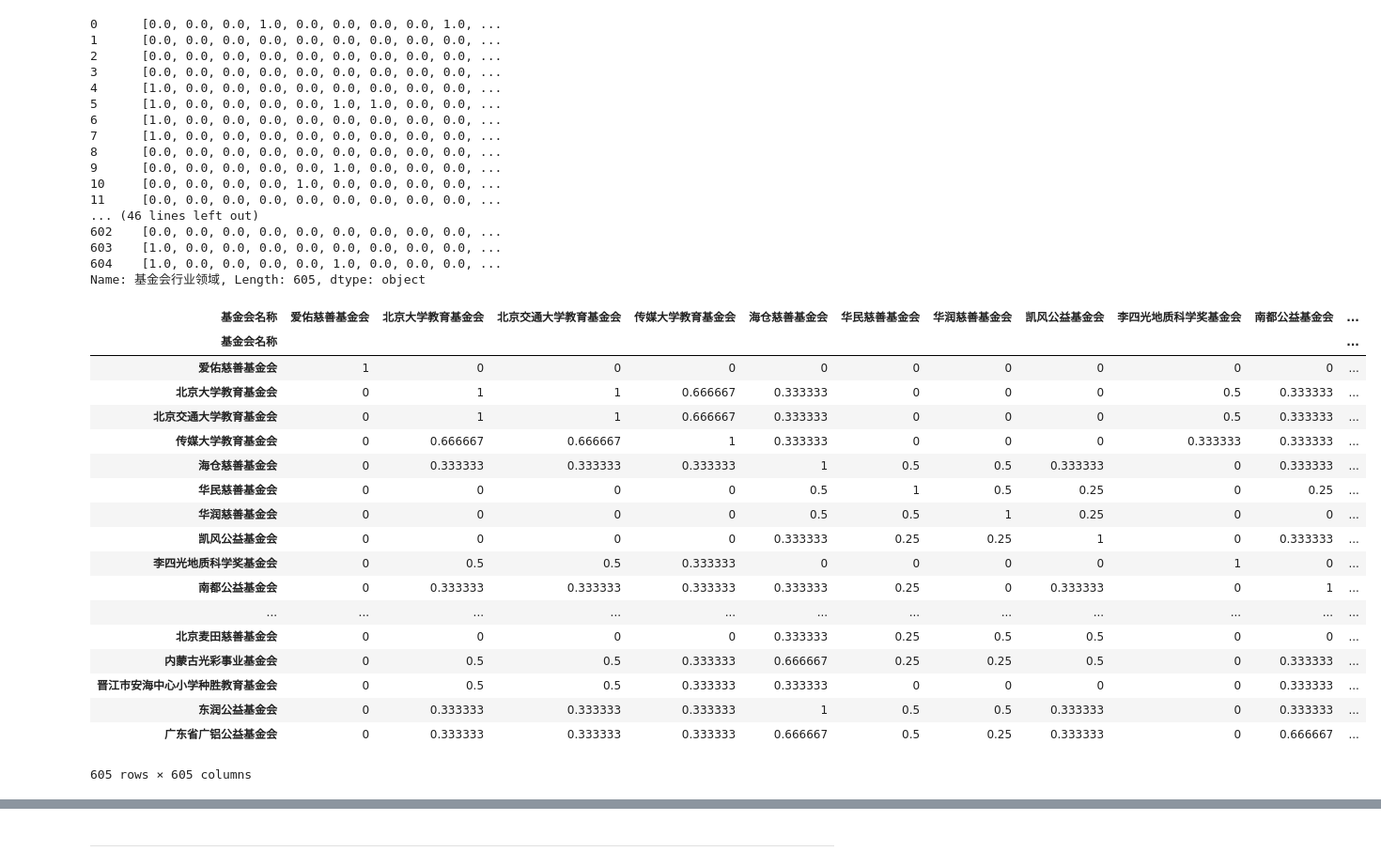
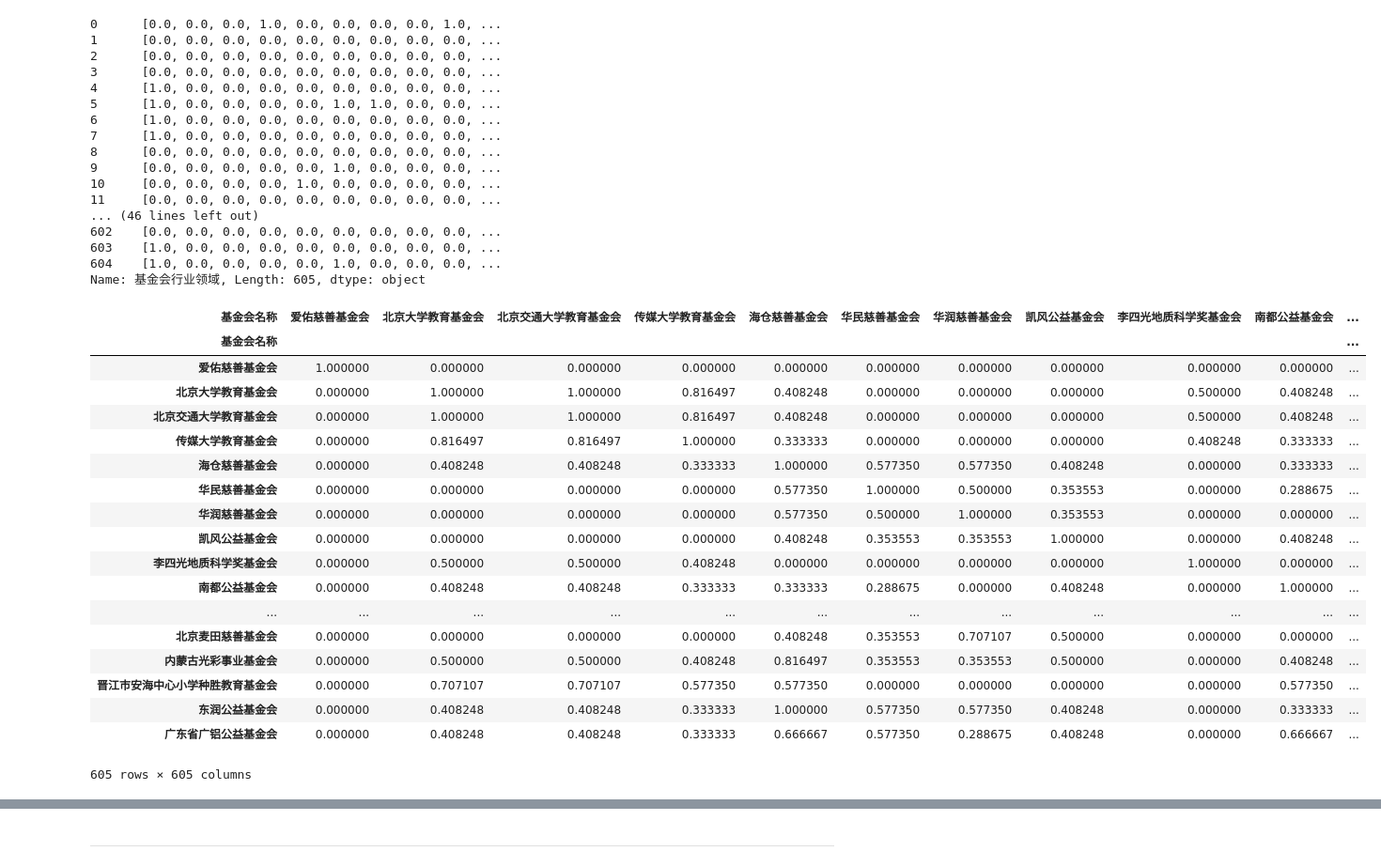
Before and after one commit to khuangaf/soicalHack, a Jupyter notebook: data_preprocess.ipynb, the cells around one changed output, grey strips where cells are left out. Shown at 94% size. Drawn from its saved outputs; the diff is of its cells as text; code cells hidden in the pictures.

Commit message:
SDG similarity

```diff
--- a/data_preprocess.ipynb
+++ b/data_preprocess.ipynb
@@ -190,35 +191,30 @@ multihotField
 603    [1.0, 0.0, 0.0, 0.0, 0.0, 0.0, 0.0, 0.0, 0.0, ...
 604    [1.0, 0.0, 0.0, 0.0, 0.0, 1.0, 0.0, 0.0, 0.0, ...
 Name: 基金会行业领域, Length: 605, dtype: object
-# %%
-# calculate the
-fieldSimilarityDf = pd.DataFrame(columns = df['基金会名称'], index=df['基金会名称'])
-length,_ = fieldSimilarityDf.shape
-for i in range(length):
-    for j in range(length):
-        # calculate the number of elements for the organization that has the most targets
-        maxElement = max(sum(multihotField[i]), sum(multihotField[j]))
-#         print multihotField[j].shape, multihotField[i].shape
-        # calculate the similarity with dot product and divide by maxElement
-        fieldSimilarityDf.iloc[i][j] = abs((np.dot(multihotField[i],multihotField[j])+0.0)/ maxElement)
-fieldSimilarityDf
-# %% [output]
-| 基金会名称 | 爱佑慈善基金会 | 北京大学教育基金会 | 北京交通大学教育基金会 | 传媒大学教育基金会 | 海仓慈善基金会 | 华民慈善基金会 | 华润慈善基金会 | 凯风公益基金会 | 李四光地质科学奖基金会 | 南都公益基金会 | ... |
-| 基金会名称 |  |  |  |  |  |  |  |  |  |  | ... |
-| 爱佑慈善基金会 | 1 | 0 | 0 | 0 | 0 | 0 | 0 | 0 | 0 | 0 | ... |
-| 北京大学教育基金会 | 0 | 1 | 1 | 0.666667 | 0.333333 | 0 | 0 | 0 | 0.5 | 0.333333 | ... |
-| 北京交通大学教育基金会 | 0 | 1 | 1 | 0.666667 | 0.333333 | 0 | 0 | 0 | 0.5 | 0.333333 | ... |
-| 传媒大学教育基金会 | 0 | 0.666667 | 0.666667 | 1 | 0.333333 | 0 | 0 | 0 | 0.333333 | 0.333333 | ... |
-| 海仓慈善基金会 | 0 | 0.333333 | 0.333333 | 0.333333 | 1 | 0.5 | 0.5 | 0.333333 | 0 | 0.333333 | ... |
-| 华民慈善基金会 | 0 | 0 | 0 | 0 | 0.5 | 1 | 0.5 | 0.25 | 0 | 0.25 | ... |
-| 华润慈善基金会 | 0 | 0 | 0 | 0 | 0.5 | 0.5 | 1 | 0.25 | 0 | 0 | ... |
-| 凯风公益基金会 | 0 | 0 | 0 | 0 | 0.333333 | 0.25 | 0.25 | 1 | 0 | 0.333333 | ... |
-| 李四光地质科学奖基金会 | 0 | 0.5 | 0.5 | 0.333333 | 0 | 0 | 0 | 0 | 1 | 0 | ... |
-| 南都公益基金会 | 0 | 0.333333 | 0.333333 | 0.333333 | 0.333333 | 0.25 | 0 | 0.333333 | 0 | 1 | ... |
-| ... | ... | ... | ... | ... | ... | ... | ... | ... | ... | ... | ... |
-| 北京麦田慈善基金会 | 0 | 0 | 0 | 0 | 0.333333 | 0.25 | 0.5 | 0.5 | 0 | 0 | ... |
-| 内蒙古光彩事业基金会 | 0 | 0.5 | 0.5 | 0.333333 | 0.666667 | 0.25 | 0.25 | 0.5 | 0 | 0.333333 | ... |
-| 晋江市安海中心小学种胜教育基金会 | 0 | 0.5 | 0.5 | 0.333333 | 0.333333 | 0 | 0 | 0 | 0 | 0.333333 | ... |
-| 东润公益基金会 | 0 | 0.333333 | 0.333333 | 0.333333 | 1 | 0.5 | 0.5 | 0.333333 | 0 | 0.333333 | ... |
-| 广东省广铝公益基金会 | 0 | 0.333333 | 0.333333 | 0.333333 | 0.666667 | 0.5 | 0.25 | 0.333333 | 0 | 0.666667 | ... |
-605 rows × 605 columns
+# %%
+# calculate the
+fieldSimilarityDf = pd.DataFrame(columns = df['基金会名称'], index=df['基金会名称'])
+length,_ = fieldSimilarityDf.shape
+# compute the cosine similarity
+fieldSimilarityDf = pd.DataFrame(cosine_similarity(np.array(list(multihotField))), columns = df['基金会名称'], index=df['基金会名称'])
+fieldSimilarityDf
+# %% [output]
+| 基金会名称 | 爱佑慈善基金会 | 北京大学教育基金会 | 北京交通大学教育基金会 | 传媒大学教育基金会 | 海仓慈善基金会 | 华民慈善基金会 | 华润慈善基金会 | 凯风公益基金会 | 李四光地质科学奖基金会 | 南都公益基金会 | ... |
+| 基金会名称 |  |  |  |  |  |  |  |  |  |  | ... |
+| 爱佑慈善基金会 | 1.000000 | 0.000000 | 0.000000 | 0.000000 | 0.000000 | 0.000000 | 0.000000 | 0.000000 | 0.000000 | 0.000000 | ... |
+| 北京大学教育基金会 | 0.000000 | 1.000000 | 1.000000 | 0.816497 | 0.408248 | 0.000000 | 0.000000 | 0.000000 | 0.500000 | 0.408248 | ... |
+| 北京交通大学教育基金会 | 0.000000 | 1.000000 | 1.000000 | 0.816497 | 0.408248 | 0.000000 | 0.000000 | 0.000000 | 0.500000 | 0.408248 | ... |
+| 传媒大学教育基金会 | 0.000000 | 0.816497 | 0.816497 | 1.000000 | 0.333333 | 0.000000 | 0.000000 | 0.000000 | 0.408248 | 0.333333 | ... |
+| 海仓慈善基金会 | 0.000000 | 0.408248 | 0.408248 | 0.333333 | 1.000000 | 0.577350 | 0.577350 | 0.408248 | 0.000000 | 0.333333 | ... |
+| 华民慈善基金会 | 0.000000 | 0.000000 | 0.000000 | 0.000000 | 0.577350 | 1.000000 | 0.500000 | 0.353553 | 0.000000 | 0.288675 | ... |
+| 华润慈善基金会 | 0.000000 | 0.000000 | 0.000000 | 0.000000 | 0.577350 | 0.500000 | 1.000000 | 0.353553 | 0.000000 | 0.000000 | ... |
+| 凯风公益基金会 | 0.000000 | 0.000000 | 0.000000 | 0.000000 | 0.408248 | 0.353553 | 0.353553 | 1.000000 | 0.000000 | 0.408248 | ... |
+| 李四光地质科学奖基金会 | 0.000000 | 0.500000 | 0.500000 | 0.408248 | 0.000000 | 0.000000 | 0.000000 | 0.000000 | 1.000000 | 0.000000 | ... |
+| 南都公益基金会 | 0.000000 | 0.408248 | 0.408248 | 0.333333 | 0.333333 | 0.288675 | 0.000000 | 0.408248 | 0.000000 | 1.000000 | ... |
+| ... | ... | ... | ... | ... | ... | ... | ... | ... | ... | ... | ... |
+| 北京麦田慈善基金会 | 0.000000 | 0.000000 | 0.000000 | 0.000000 | 0.408248 | 0.353553 | 0.707107 | 0.500000 | 0.000000 | 0.000000 | ... |
+| 内蒙古光彩事业基金会 | 0.000000 | 0.500000 | 0.500000 | 0.408248 | 0.816497 | 0.353553 | 0.353553 | 0.500000 | 0.000000 | 0.408248 | ... |
+| 晋江市安海中心小学种胜教育基金会 | 0.000000 | 0.707107 | 0.707107 | 0.577350 | 0.577350 | 0.000000 | 0.000000 | 0.000000 | 0.000000 | 0.577350 | ... |
+| 东润公益基金会 | 0.000000 | 0.408248 | 0.408248 | 0.333333 | 1.000000 | 0.577350 | 0.577350 | 0.408248 | 0.000000 | 0.333333 | ... |
+| 广东省广铝公益基金会 | 0.000000 | 0.408248 | 0.408248 | 0.333333 | 0.666667 | 0.577350 | 0.288675 | 0.408248 | 0.000000 | 0.666667 | ... |
+605 rows × 605 columns
```
Also changed, not shown: parts of 16 cells of this notebook.
